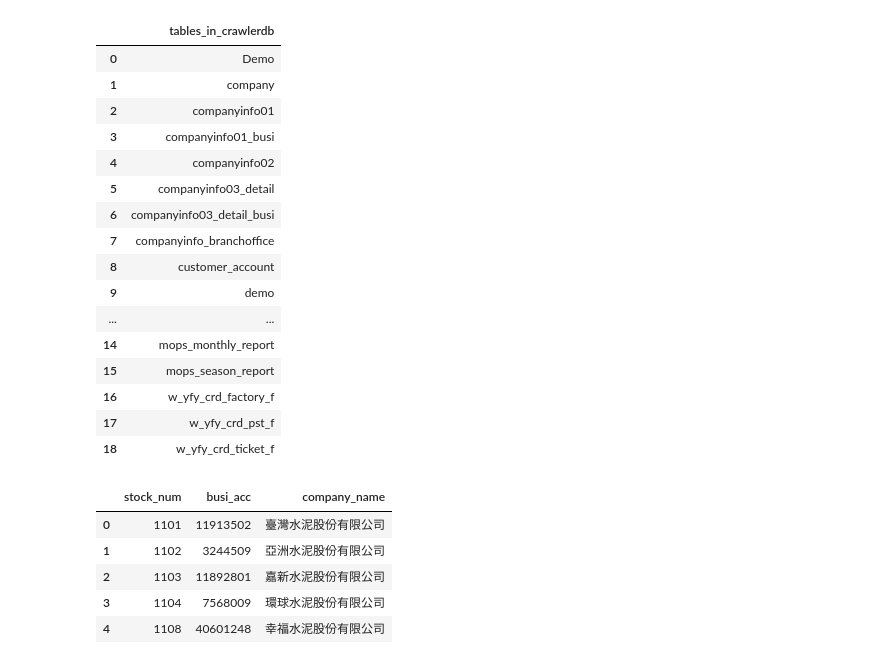
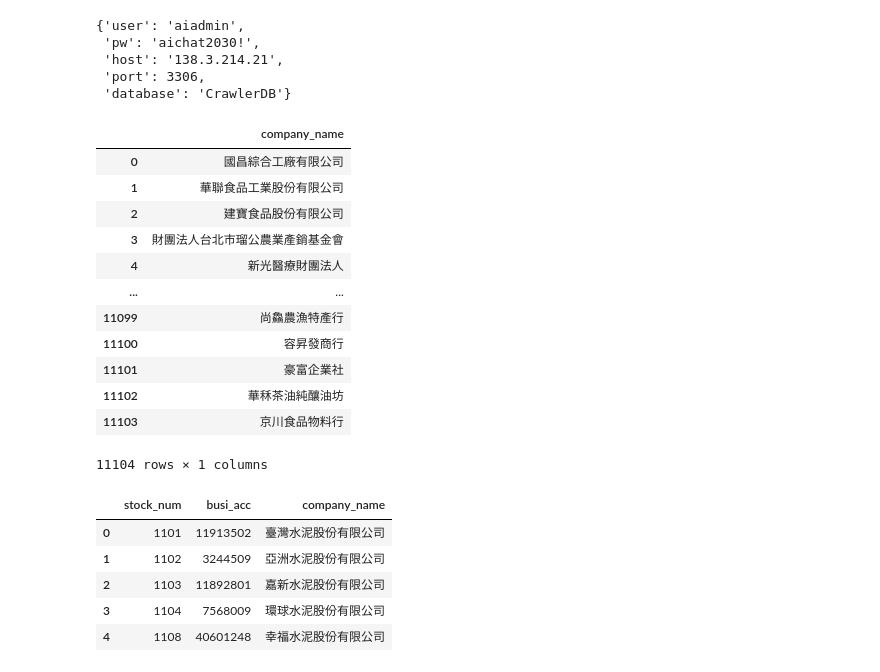
Before and after one commit to chiseanchang0727/financial-report-crawler, a Jupyter notebook: frc.ipynb, the cells around one changed output. Saved outputs shown, nothing was run; the diff lists cells and outputs as text; code cells hidden in the pictures.

```diff
--- a/frc.ipynb
+++ b/frc.ipynb
@@ -7,28 +7,35 @@ from utils import read_config, MySQLAgent
 import time, random
 # %%
 config = read_config('.env/connections.json')
-sql_agent = MySQLAgent(config['CREDITREPORT']['VM1_mysql_conn_info'])
+sql_agent = MySQLAgent(config['VM1_mysql_conn_info'])
+# %%
+config['VM1_mysql_conn_info']
+# %% [output]
+{'user': 'aiadmin',
+ 'pw': 'aichat2030!',
+ 'host': '138.3.214.21',
+ 'port': 3306,
+ 'database': 'CrawlerDB'}
 # %%
 query = """
-show tables
+select distinct company_name
+from company
+
 """
 
-sql_agent.read_table(query=query)
+df_company = sql_agent.read_table(query=query)
+df_company
 # %% [output]
-|  | tables_in_crawlerdb |
-| 0 | Demo |
-| 1 | company |
-| 2 | companyinfo01 |
-| 3 | companyinfo01_busi |
-| 4 | companyinfo02 |
-| 5 | companyinfo03_detail |
-| 6 | companyinfo03_detail_busi |
-| 7 | companyinfo_branchoffice |
-| 8 | customer_account |
-| 9 | demo |
+|  | company_name |
+| 0 | 國昌綜合工廠有限公司 |
+| 1 | 華聯食品工業股份有限公司 |
+| 2 | 建寶食品股份有限公司 |
+| 3 | 財團法人台北市瑠公農業產銷基金會 |
+| 4 | 新光醫療財團法人 |
 | ... | ... |
-| 14 | mops_monthly_report |
-| 15 | mops_season_report |
-| 16 | w_yfy_crd_factory_f |
-| 17 | w_yfy_crd_pst_f |
-| 18 | w_yfy_crd_ticket_f |
+| 11099 | 尚鱻農漁特產行 |
+| 11100 | 容昇發商行 |
+| 11101 | 豪富企業社 |
+| 11102 | 華秝茶油純釀油坊 |
+| 11103 | 京川食品物料行 |
+11104 rows × 1 columns
```
Also changed, not shown: parts of 60 cells of this notebook, 3 other files.
